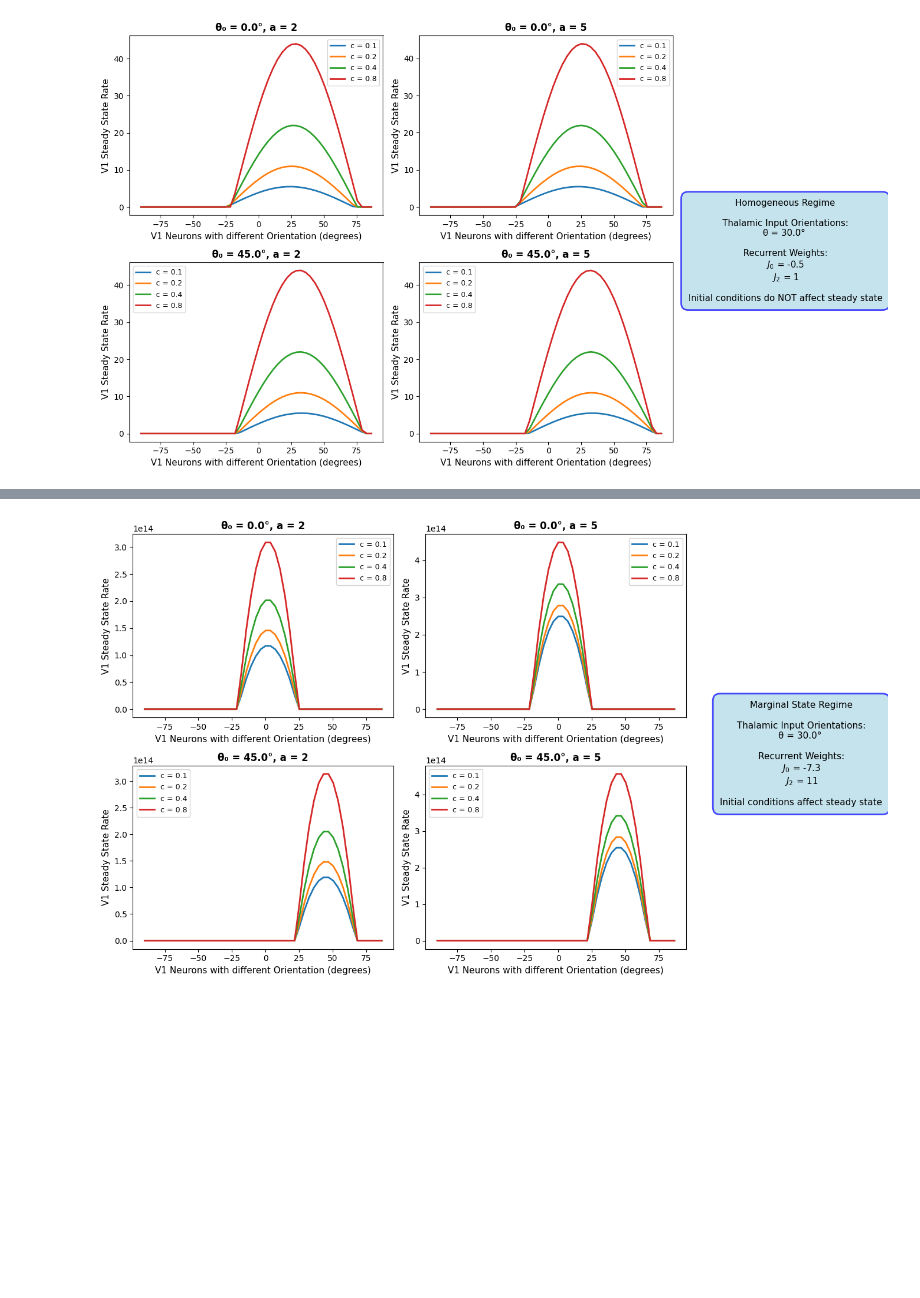
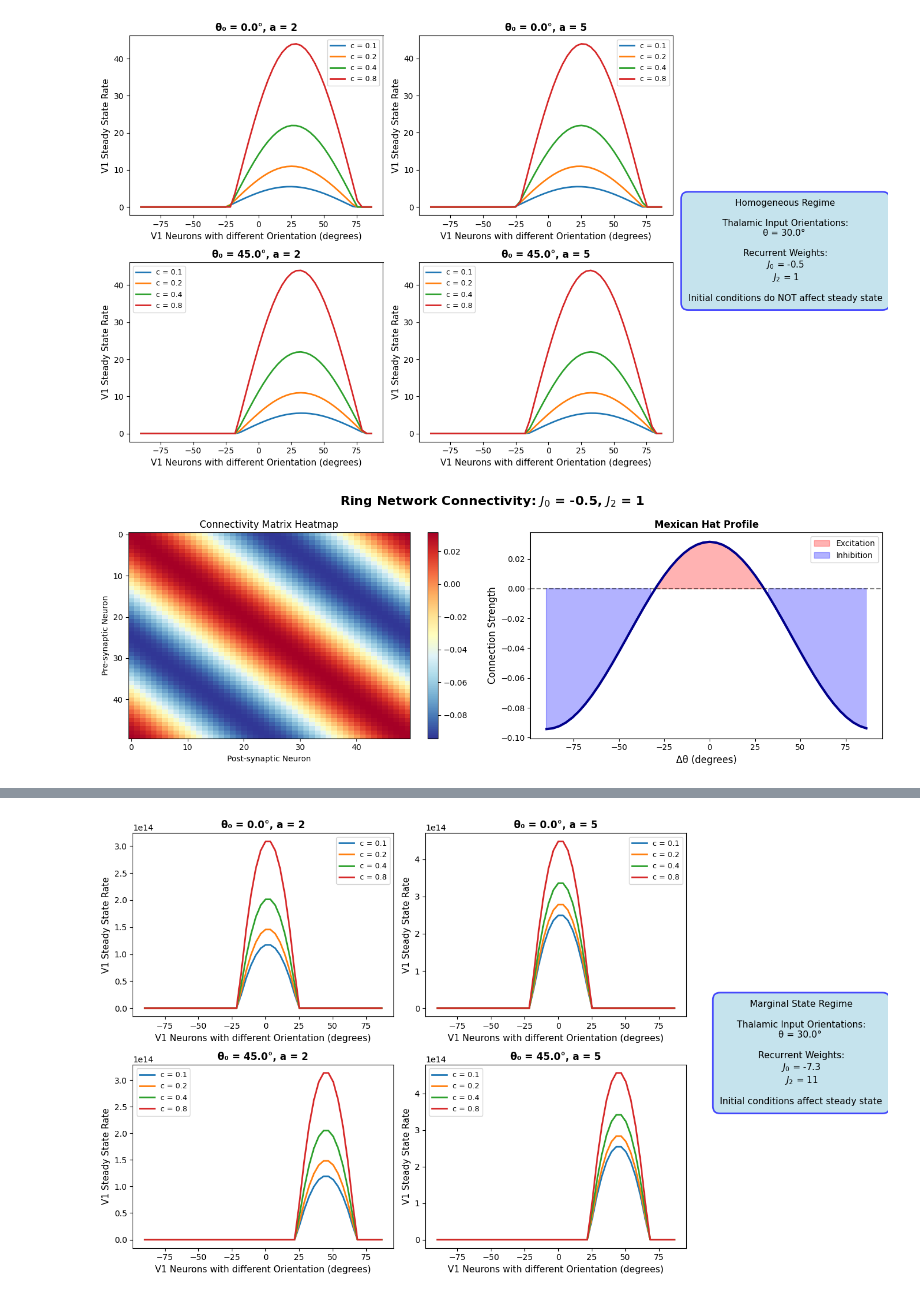
Before and after one commit to Qunzh/CAN_GridCell_Model, a Jupyter notebook: Ring_Model_V1.ipynb, the cells around one changed output, grey strips where cells are left out. Cells and saved outputs as stored; diff of their text form; code cells hidden in the pictures; blank space fills up the shorter version.

```diff
--- a/Ring_Model_V1.ipynb
+++ b/Ring_Model_V1.ipynb
@@ -53,7 +53,7 @@ def ring_model(epsilon, theta_cue, A, c, n_number, tau, J_0, J_2, dt, total_t, t
     rate[t, :] = rate[t-1, :] + drdt * dt
 
   steady_state = rate[t, :]
-  return theta_i, steady_state
+  return theta_i, steady_state, W
 # %%
 # Homogeneous regime (with small recurrent excitation J_2 and small recurrent inhibition J_0)
 J_0, J_2 = -0.5, 1
@@ -69,7 +69,7 @@ for idx, theta_0 in enumerate(theta_0_values):
         ax = axes[idx, idx_1]
 
         for c in contrast_values:
-            theta_i, steady_state = ring_model(0.1, theta_cue, 40, c, 50, 10, J_0, J_2, 0.01, 200, theta_0, a)
+            theta_i, steady_state, W = ring_model(0.1, theta_cue, 40, c, 50, 10, J_0, J_2, 0.01, 200, theta_0, a)
             ax.plot(np.rad2deg(theta_i), steady_state, label=f'c = {c}', linewidth=2)
 
         ax.set_xlabel('V1 Neurons with different Orientation (degrees)', fontsize=11)
@@ -87,3 +87,32 @@ plt.tight_layout(rect=[0, 0, 0.85, 1])
 plt.show()
 # %% [output]
 [figure]
+# %%
+fig, axes = plt.subplots(1, 2, figsize=(14, 5))
+
+# Left: Heatmap
+im = axes[0].imshow(W, cmap='RdYlBu_r', aspect='auto')
+axes[0].set_xlabel('Post-synaptic Neuron')
+axes[0].set_ylabel('Pre-synaptic Neuron')
+axes[0].set_title('Connectivity Matrix Heatmap')
+plt.colorbar(im, ax=axes[0])
+
+# Right: Profile showing Mexican hat
+center = n_number // 2
+axes[1].plot(np.rad2deg(theta_i), W[center, :], linewidth=3, color='darkblue')
+axes[1].axhline(y=0, color='k', linestyle='--', alpha=0.5)
+axes[1].fill_between(np.rad2deg(theta_i), 0, W[center, :],
+                      where=(W[center, :] > 0), alpha=0.3, color='red', label='Excitation')
+axes[1].fill_between(np.rad2deg(theta_i), 0, W[center, :],
+                      where=(W[center, :] < 0), alpha=0.3, color='blue', label='Inhibition')
+axes[1].set_xlabel('Δθ (degrees)', fontsize=12)
+axes[1].set_ylabel('Connection Strength', fontsize=12)
+axes[1].set_title('Mexican Hat Profile', fontsize=12, fontweight='bold')
+axes[1].legend()
+
+fig.suptitle(f'Ring Network Connectivity: $J_0$ = {J_0}, $J_2$ = {J_2}',
+             fontsize=16, fontweight='bold')
+plt.tight_layout()
+plt.show()
+# %% [output]
+[figure, added]
```
Also changed, not shown: parts of 2 cells of this notebook.
